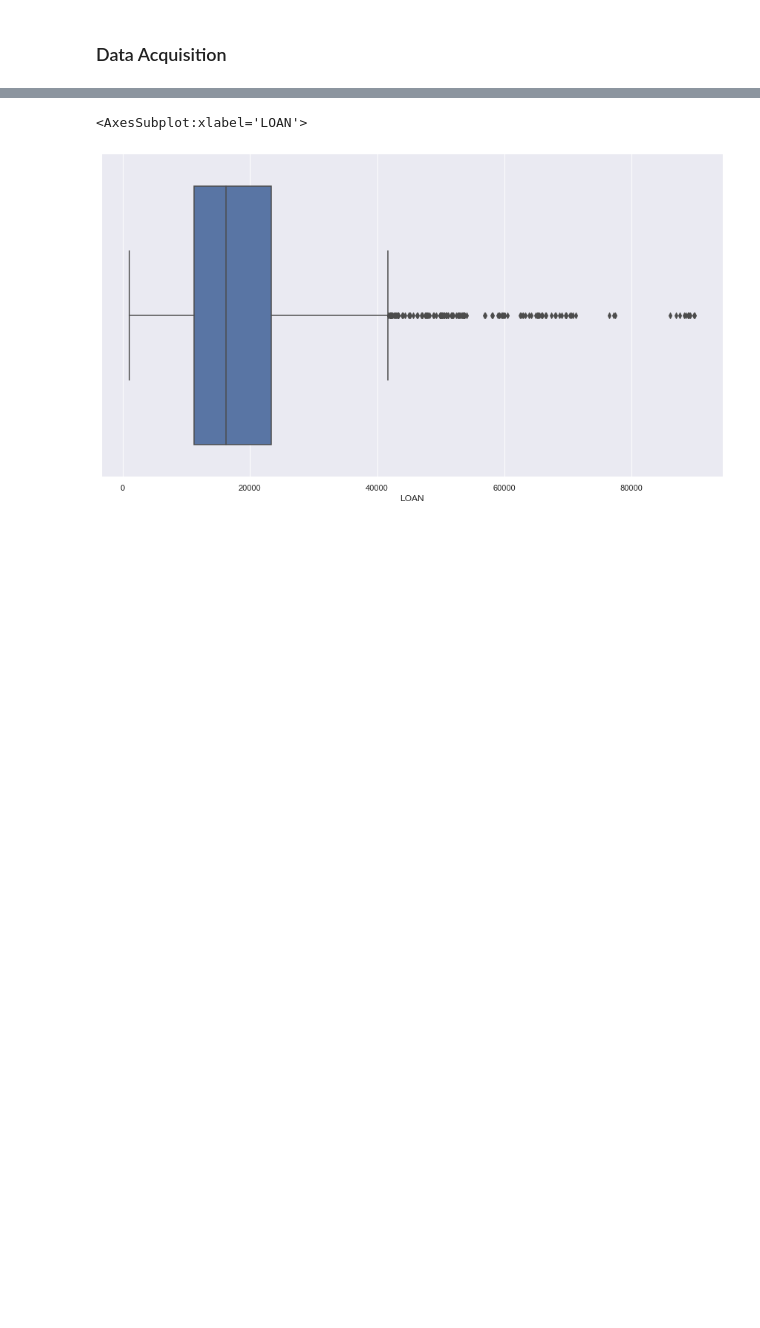
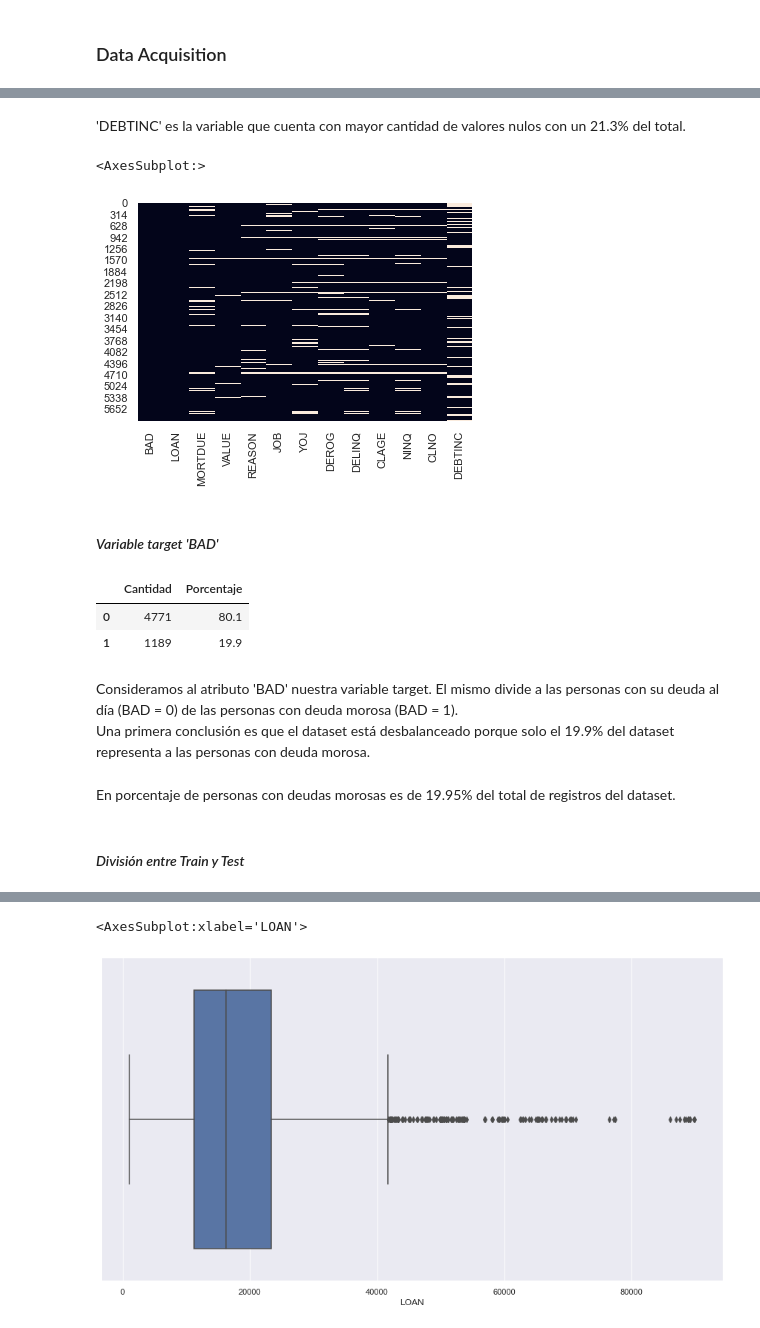
Before and after one commit to HelgaZambrana/data-science-coderhouse, a Jupyter notebook: ProyectoFinal_RiesgoCrediticio.ipynb, the cells around one changed output, grey strips where cells are left out. Saved outputs shown, nothing was run; the diff lists cells and outputs as text; code cells hidden in the pictures; blank space fills up the shorter version.

```diff
--- a/ProyectoFinal_RiesgoCrediticio.ipynb
+++ b/ProyectoFinal_RiesgoCrediticio.ipynb
@@ -245,0 +53,4 @@ Name: LOAN, dtype: float64
+# %%
+# Leer el dataset y crear un backup
+historial_credito_backup = pd.read_csv("hmeq.csv")
+historial_credito = historial_credito_backup
@@ -245,0 +157,38 @@ Name: LOAN, dtype: float64
+# %% [markdown]
+'DEBTINC' es la variable que cuenta con mayor cantidad de valores nulos con un 21.3% del total.
+# %%
+# Identificar los valores nulos de manera visual
+sns.heatmap(historial_credito.isnull(), cbar = False)
+# %% [output]
+<AxesSubplot:>
+[figure, added]
+# %% [markdown]
+#### *Variable target 'BAD'*
+# %%
+# Crear una función que muestre la información sobre BAD
+def valoresBAD_info(df):
+
+    # Mostrar la cantidad de registros de BAD
+    count_BAD = df['BAD']. value_counts()
+
+    # Obtener la cantidad de registros de BAD como un porcentaje
+    percent_BAD = (100 * count_BAD / df.shape[0]).round(1)
+
+    # Crear un dataframe con los resultados
+    values_df = pd.DataFrame({'Cantidad':count_BAD,
+                               'Porcentaje':percent_BAD})
+
+    return values_df
+
+valoresBAD_info(historial_credito)
+# %% [output]
+|  | Cantidad | Porcentaje |
+| 0 | 4771 | 80.1 |
+| 1 | 1189 | 19.9 |
+# %% [markdown]
+Consideramos al atributo 'BAD' nuestra variable target. El mismo divide a las personas con su deuda al día (BAD = 0) de las personas con deuda morosa (BAD = 1).
+Una primera conclusión es que el dataset está desbalanceado porque solo el 19.9% del dataset representa a las personas con deuda morosa.
+# %% [markdown]
+En porcentaje de personas con deudas morosas es de 19.95% del total de registros del dataset.
+# %% [markdown]
+#### *División entre Train y Test*
```
Also changed, not shown: parts of 75 cells of this notebook.
